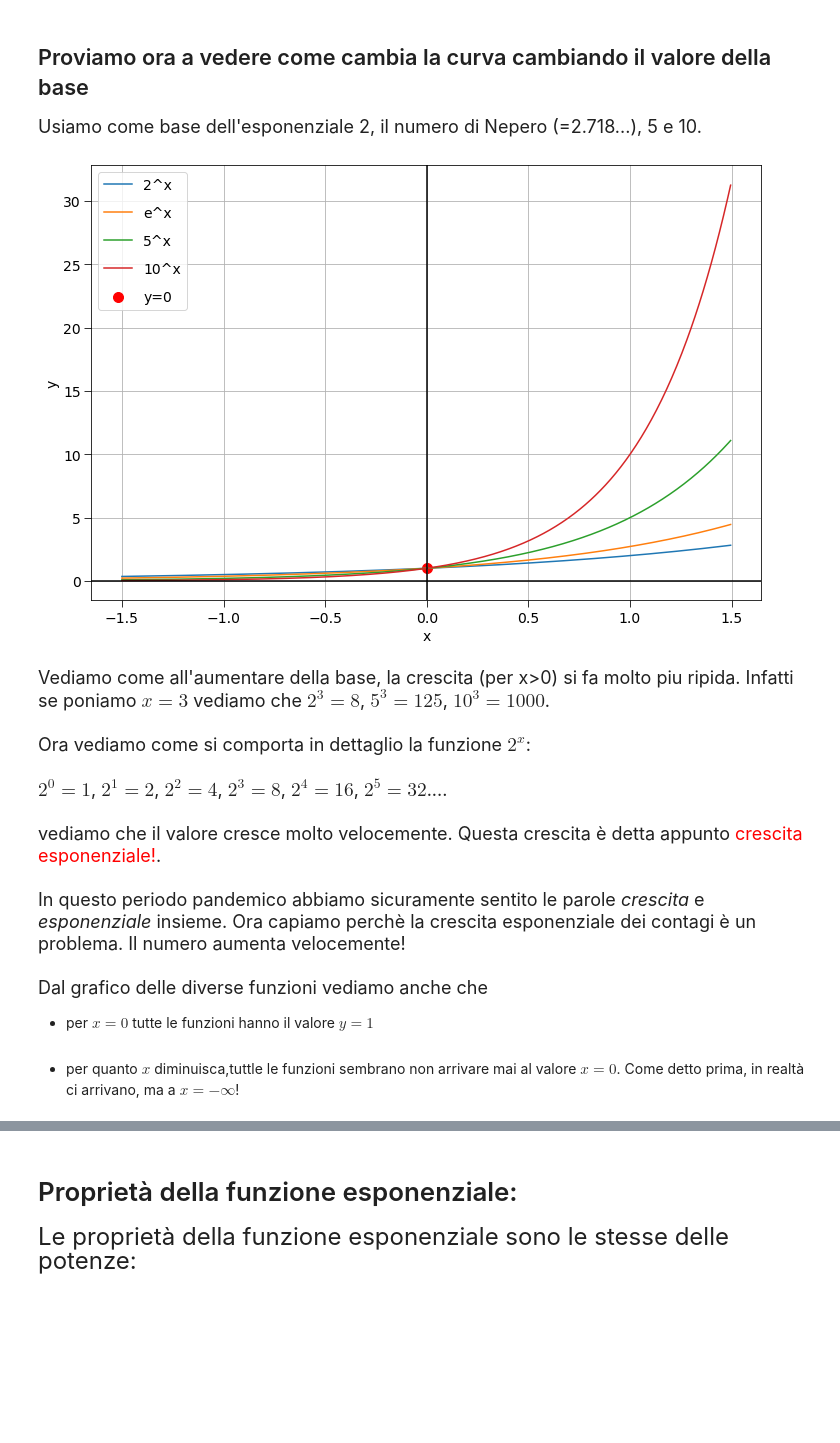
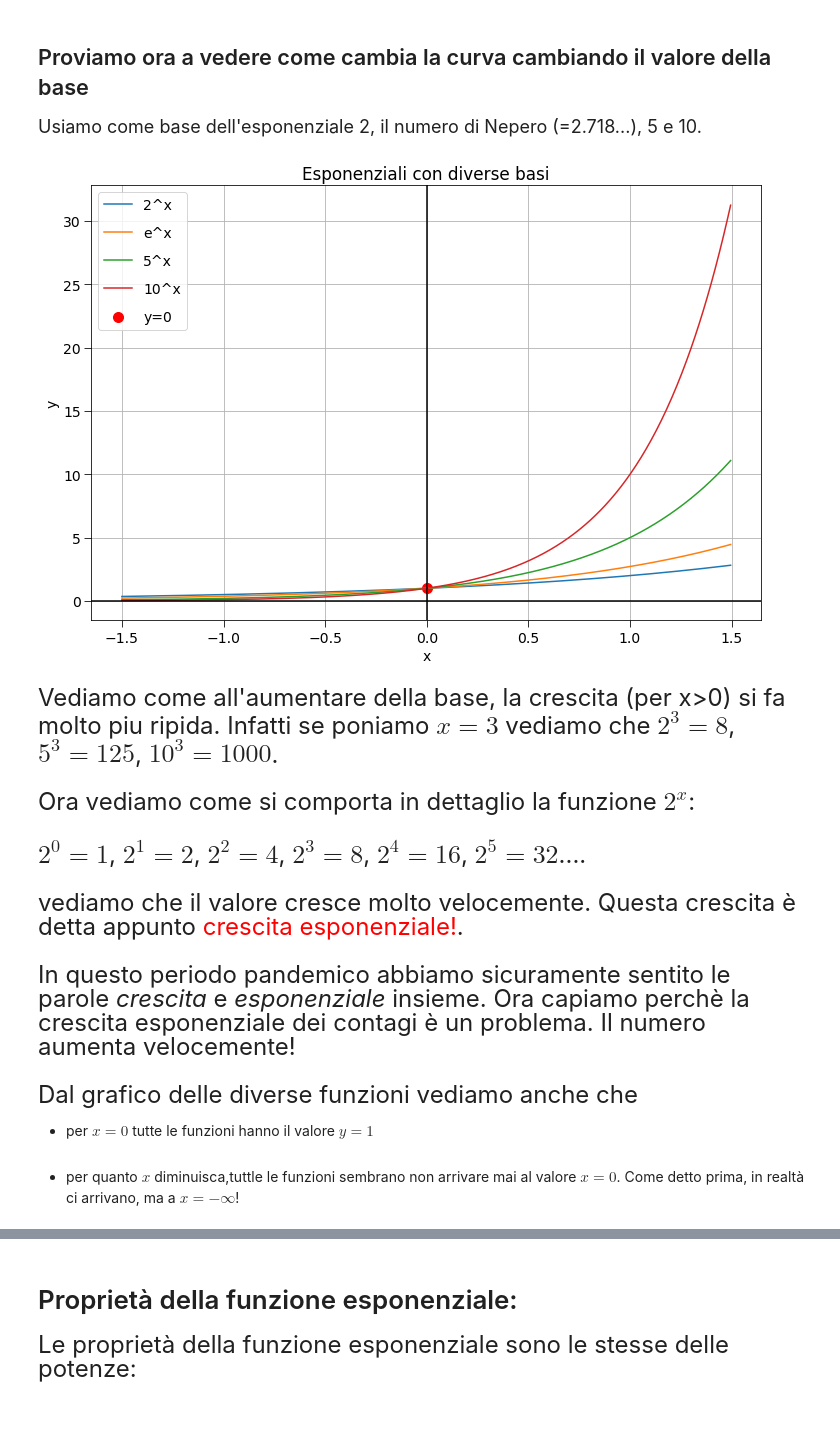
Before and after one commit to Rembardino/Lezioni, a Jupyter notebook: Esponenziali_Logaritmi.ipynb, the cells around one changed output, grey strips where cells are left out. Saved outputs shown, nothing was run; the diff lists cells and outputs as text; code cells hidden in the pictures; blank space fills up the shorter version.

```diff
--- a/Esponenziali_Logaritmi.ipynb
+++ b/Esponenziali_Logaritmi.ipynb
@@ -105,36 +106,37 @@ plt.show()
 #esponenziale
 #parametri per grafici ed altro non modificare####
 
 import matplotlib as mpl, matplotlib.pyplot as plt
 import matplotlib.pyplot as plt
 import numpy as np
 x=np.arange(-1.5,1.5,0.005) #!non modificare!#
 
 y=5**(x)
 y1=np.exp(x) #logaritmo in base e
 y2=10**(x) #base 10
 y3=2**(x) #base 2
 
 
 
 #!non modificare!#
 plt.figure()
 plt.grid()
+plt.title("Esponenziali con diverse basi")
 plt.plot(x,y3,label='2^x')
 plt.plot(x,y1,label='e^x')
 plt.plot(x,y,label='5^x')
 plt.plot(x,y2,label='10^x')
 plt.xlabel("x")
 plt.ylabel("y")
 plt.scatter(0,1,s = 100, color='red',label="y=0")
 plt.axhline(y=0, color='k')
 plt.axvline(x=0, color='k')
 plt.legend()
 plt.show()
 # %% [output]
-[figure, old version]
+[figure, new version]
 # %% [markdown]
-<font size="4"> Vediamo come all'aumentare della base, la crescita (per x>0) si fa molto piu ripida. Infatti se poniamo $x=3$ vediamo che $2^3=8$,  $5^3=125$, $10^3=1000$. <br> <br>
+<font size="5"> Vediamo come all'aumentare della base, la crescita (per x>0) si fa molto piu ripida. Infatti se poniamo $x=3$ vediamo che $2^3=8$,  $5^3=125$, $10^3=1000$. <br> <br>
 Ora vediamo come si comporta in dettaglio la funzione $2^x$:<br> <br> $2^0=1$, $2^1=2$, $2^2=4$, $2^3=8$, $2^4=16$, $2^5=32$....<br> <br>vediamo che il valore cresce molto velocemente. Questa crescita è detta appunto <font color="red"> crescita esponenziale!</font>.<br><br> In questo periodo pandemico abbiamo sicuramente sentito le parole _crescita_ e _esponenziale_ insieme. Ora capiamo perchè la crescita esponenziale dei contagi è un problema. Il numero aumenta velocemente!<br> <br>
 Dal grafico delle diverse funzioni vediamo anche che
 * per $x=0$ tutte le funzioni hanno il valore $y=1$<br><br>
```
Also changed, not shown: parts of 23 cells of this notebook.
